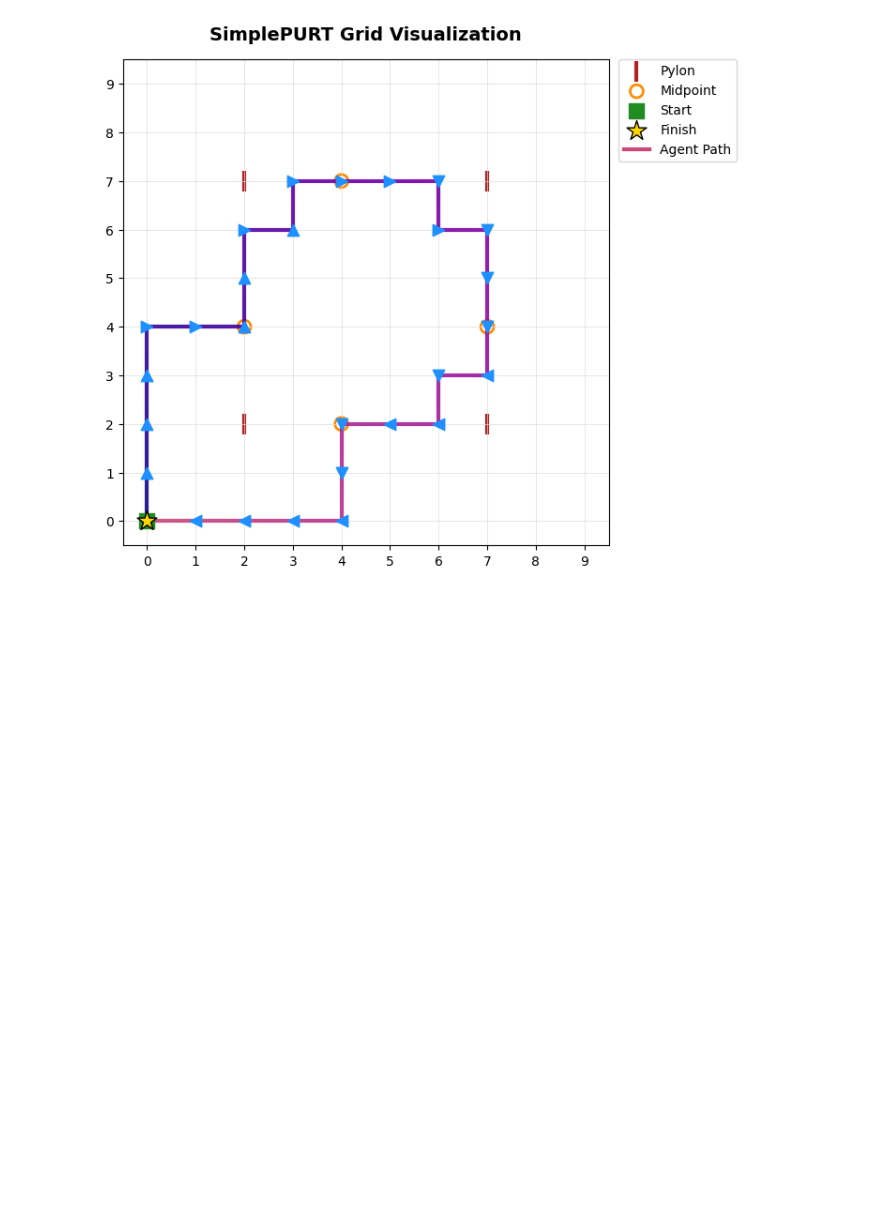
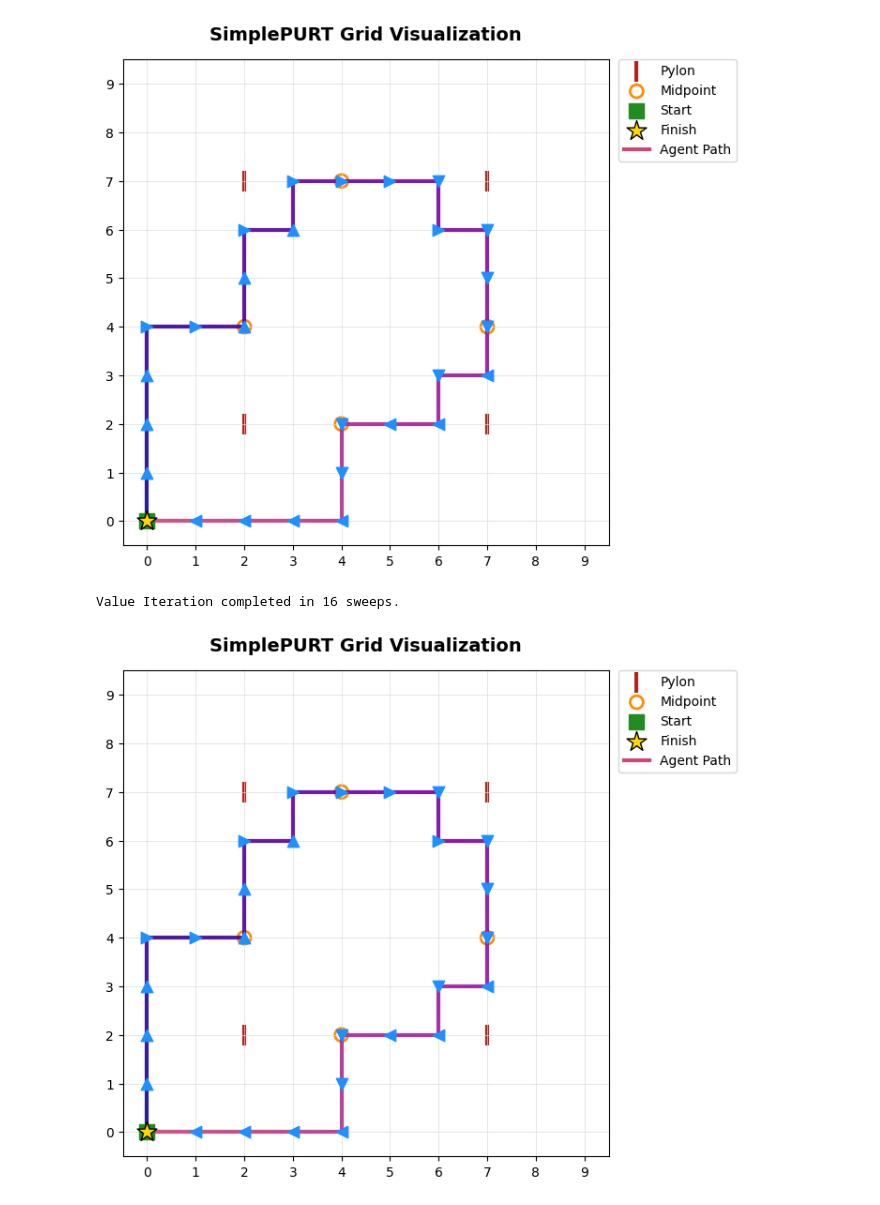
Before and after one commit to sbrunswi/VIP_Intro_deep_reinforcement_learning, a Jupyter notebook: RL Tutorial/DP_demo.ipynb, the cells around one changed output. Cells and saved outputs as stored; diff of their text form; code cells hidden in the pictures; blank space fills up the shorter version.

Commit message:
demo value iteration

```diff
--- a/RL Tutorial/DP_demo.ipynb
+++ b/RL Tutorial/DP_demo.ipynb
@@ -233,5 +239,38 @@ def policy_iteration(env, discount_factor, theta):
 # %%
 # Value iteration function
+def value_iteration(env, discount_factor, theta):
+    V = np.zeros(env.observation_space.nvec, dtype=np.float64) # Initialize state-value function
+    n_iter = 0
+
+    # 1. Find V* by sweeping the Bellman Optimality equation until it converges
+    while True:
+        n_iter += 1
+        delta = 0
+        for s in np.ndindex(*env.observation_space.nvec):
+            s = np.asarray(s)
+            old_v = V[*s]
+            Q = np.zeros(env.action_space.n, dtype=np.float64)
+            for a in range(env.action_space.n):
+                env.state = s # Set the environment state to the current state
+                next_state, reward, _, _, _ = env.step(a, ignore_truncation=True)
+                Q[a] = reward + discount_factor * V[*next_state]
+            V[*s] = np.max(Q) # max instead of following a fixed policy
+            delta = max(delta, np.abs(old_v - V[*s]))
+        if delta < theta:
+            break
+
+    # 2. Extract the greedy policy from V* (with one final pass, no loop)
+    policy = np.zeros(env.observation_space.nvec, dtype=np.int8)
+    for s in np.ndindex(*env.observation_space.nvec):
+        s = np.asarray(s)
+        Q = np.zeros(env.action_space.n, dtype=np.float64)
+        for a in range(env.action_space.n):
+            env.state = s
+            next_state, reward, _, _, _ = env.step(a, ignore_truncation=True)
+            Q[a] = reward + discount_factor * V[*next_state]
+        policy[*s] = np.argmax(Q)
+
+    return policy, V, n_iter
 # %% [markdown]
 ## Verification and Visualization
 # %%
@@ -252,3 +291,12 @@ test_policy(PI_env, PI_policy)
 # %% [output]
 Policy Iteration completed in 16 iterations.
 [figure]
+# %%
+# Value iteration visualization
+VI_env = SimplePURT(GRID_N=10)
+VI_policy, VI_V, VI_n_iter = value_iteration(VI_env, discount_factor=0.9, theta=0.1)
+print(f"Value Iteration completed in {VI_n_iter} sweeps.")
+test_policy(VI_env, VI_policy)
+# %% [output]
+Value Iteration completed in 16 sweeps.
+[figure, added]
```
Also changed, not shown: parts of 1 cell of this notebook.
